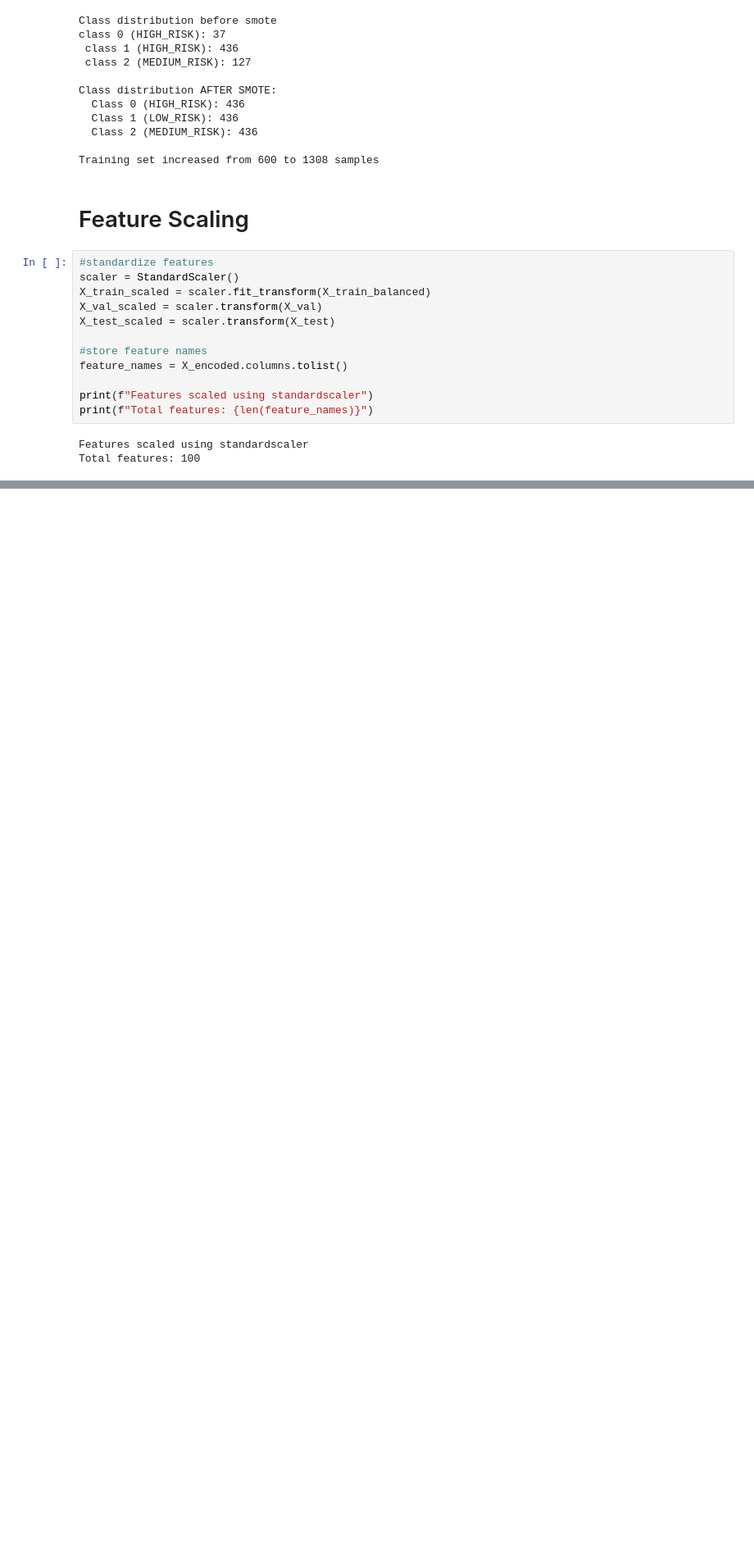
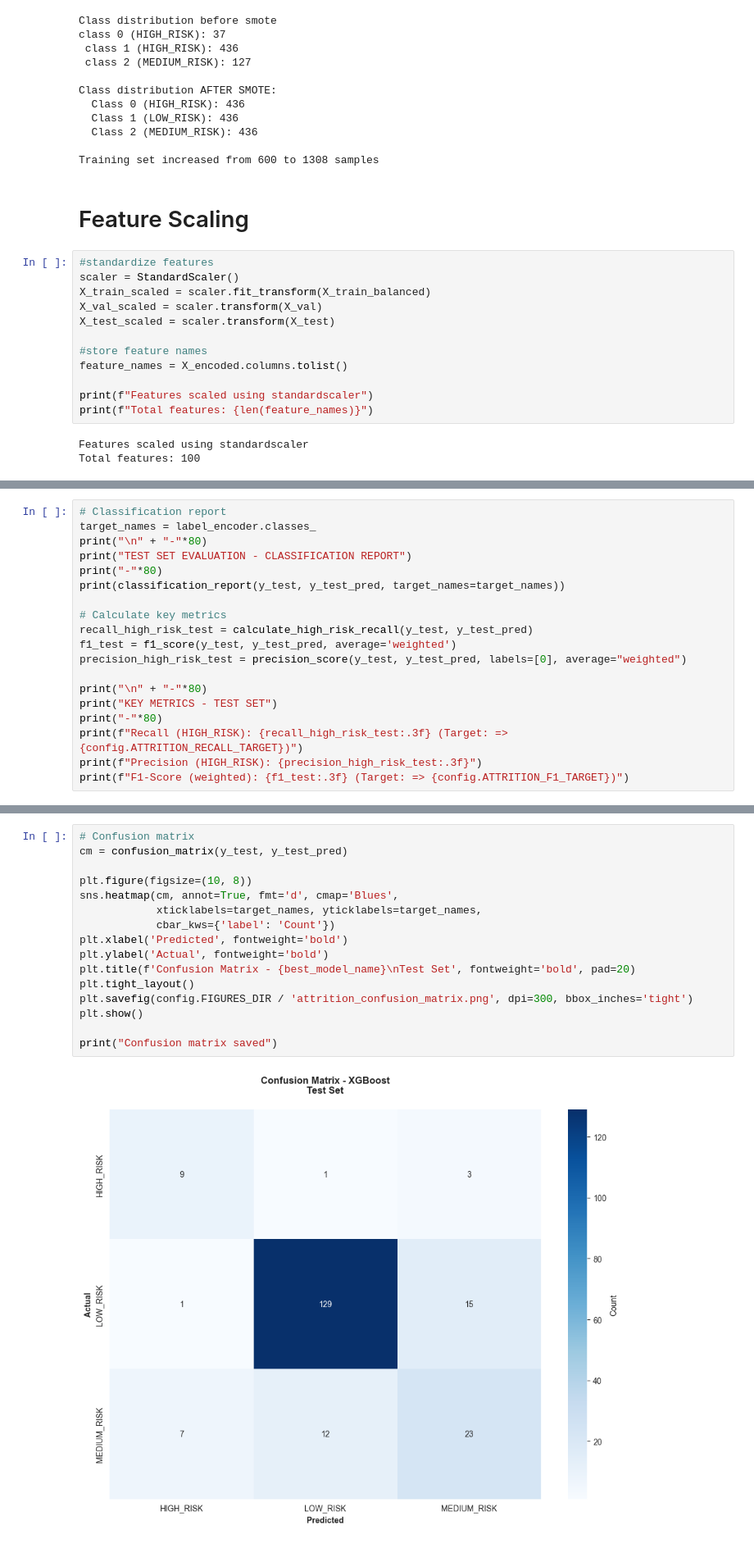
Before and after one commit to addetsi/Military-Personnel-Deployment-and-Attrition-Risk-Modeling, a Jupyter notebook: 04_attrition_modeling.ipynb, the cells around one changed output, grey strips where cells are left out. Shown at 82% size. Drawn from its saved outputs; the diff is of its cells as text; blank space fills up the shorter version.

```diff
--- a/04_attrition_modeling.ipynb
+++ b/04_attrition_modeling.ipynb
@@ -235,0 +749,19 @@ Total features: 100
+# %%
+# Classification report
+target_names = label_encoder.classes_
+print("\n" + "-"*80)
+print("TEST SET EVALUATION - CLASSIFICATION REPORT")
+print("-"*80)
+print(classification_report(y_test, y_test_pred, target_names=target_names))
+
+# Calculate key metrics
+recall_high_risk_test = calculate_high_risk_recall(y_test, y_test_pred)
+f1_test = f1_score(y_test, y_test_pred, average='weighted')
+precision_high_risk_test = precision_score(y_test, y_test_pred, labels=[0], average="weighted")
+
+print("\n" + "-"*80)
+print("KEY METRICS - TEST SET")
+print("-"*80)
+print(f"Recall (HIGH_RISK): {recall_high_risk_test:.3f} (Target: => {config.ATTRITION_RECALL_TARGET})")
+print(f"Precision (HIGH_RISK): {precision_high_risk_test:.3f}")
+print(f"F1-Score (weighted): {f1_test:.3f} (Target: => {config.ATTRITION_F1_TARGET})")
@@ -235,0 +789,18 @@ Total features: 100
+# %%
+# Confusion matrix
+cm = confusion_matrix(y_test, y_test_pred)
+
+plt.figure(figsize=(10, 8))
+sns.heatmap(cm, annot=True, fmt='d', cmap='Blues',
+            xticklabels=target_names, yticklabels=target_names,
+            cbar_kws={'label': 'Count'})
+plt.xlabel('Predicted', fontweight='bold')
+plt.ylabel('Actual', fontweight='bold')
+plt.title(f'Confusion Matrix - {best_model_name}\nTest Set', fontweight='bold', pad=20)
+plt.tight_layout()
+plt.savefig(config.FIGURES_DIR / 'attrition_confusion_matrix.png', dpi=300, bbox_inches='tight')
+plt.show()
+
+print("Confusion matrix saved")
+# %% [output]
+[figure, added]
```
Also changed, not shown: parts of 24 cells of this notebook, 10 other files.
